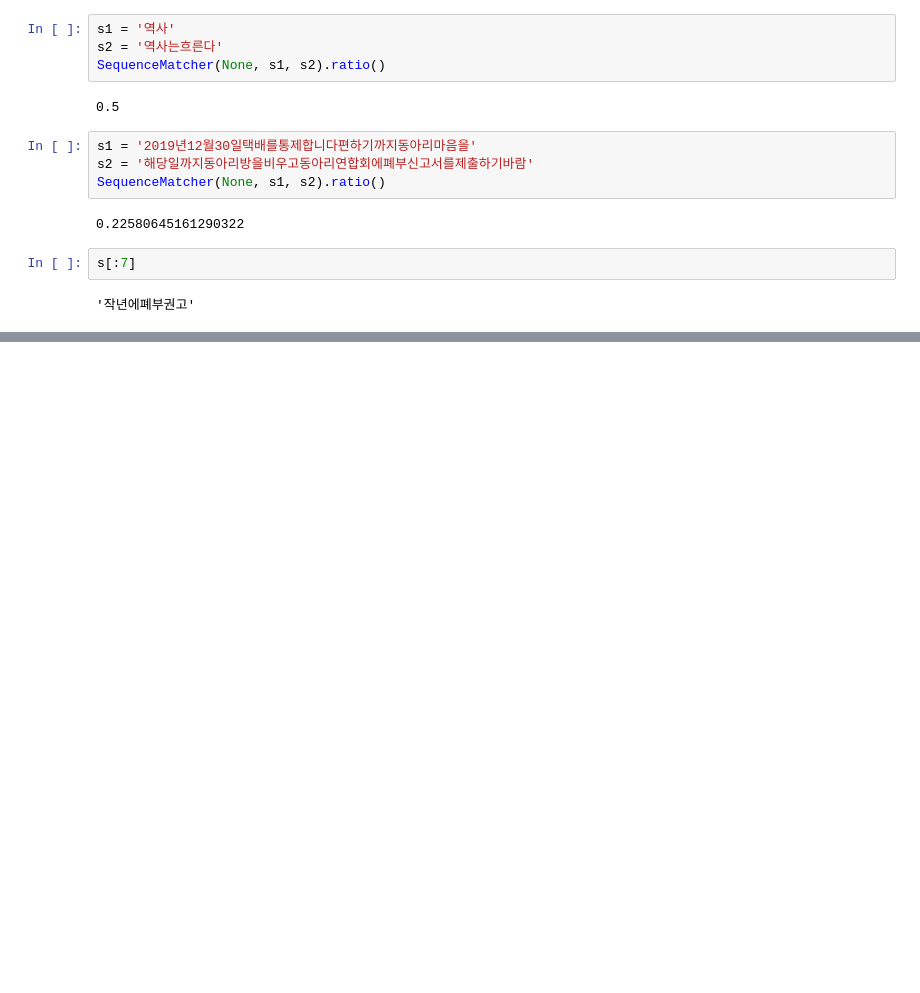
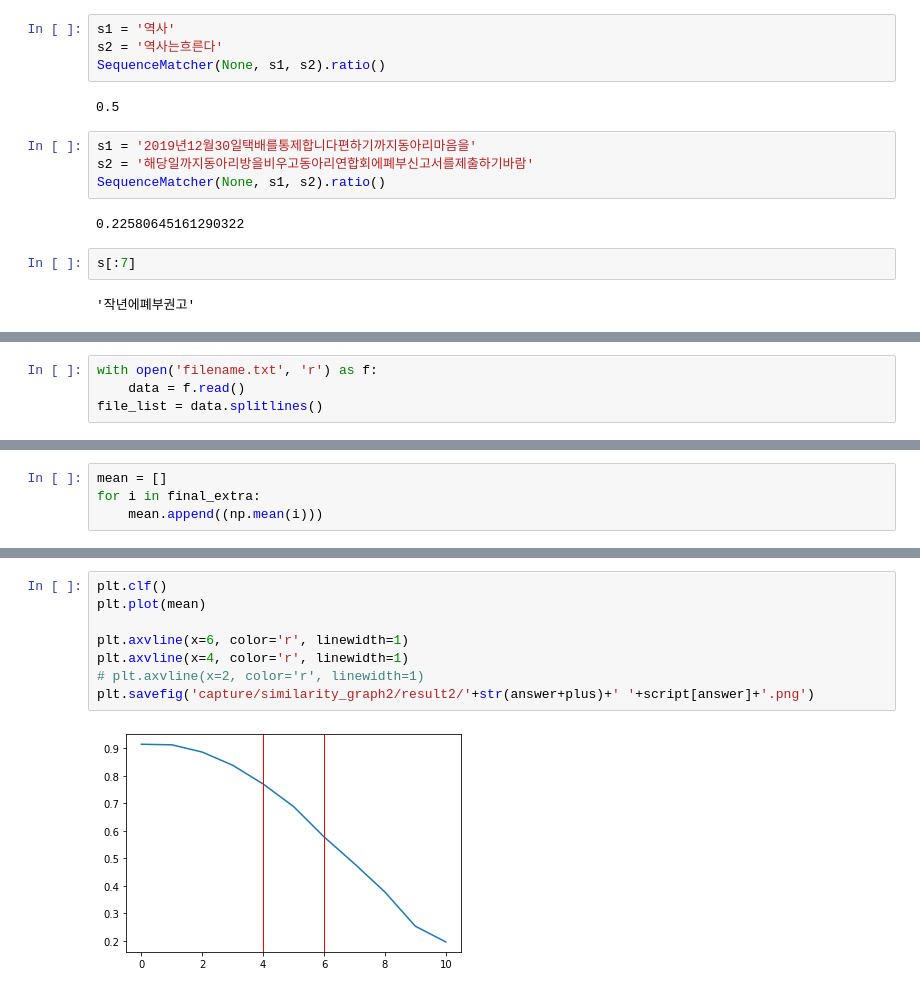
Before and after one commit to DAHYUN-HAN/Speech_to_Text, a Jupyter notebook: text_similarity.ipynb, the cells around one changed output, grey strips where cells are left out. Drawn from its saved outputs; the diff is of its cells as text; blank space fills up the shorter version.

```diff
--- a/text_similarity.ipynb
+++ b/text_similarity.ipynb
@@ -2159,0 +2169,4 @@ s[:7]
+# %%
+with open('filename.txt', 'r') as f:
+    data = f.read()
+file_list = data.splitlines()
@@ -2159,0 +2550,4 @@ s[:7]
+# %%
+mean = []
+for i in final_extra:
+    mean.append((np.mean(i)))
@@ -2159,0 +2578,10 @@ s[:7]
+# %%
+plt.clf()
+plt.plot(mean)
+
+plt.axvline(x=6, color='r', linewidth=1)
+plt.axvline(x=4, color='r', linewidth=1)
+# plt.axvline(x=2, color='r', linewidth=1)
+plt.savefig('capture/similarity_graph2/result2/'+str(answer+plus)+' '+script[answer]+'.png')
+# %% [output]
+[figure, added]
```
Also changed, not shown: parts of 32 cells of this notebook, 5 other files.
